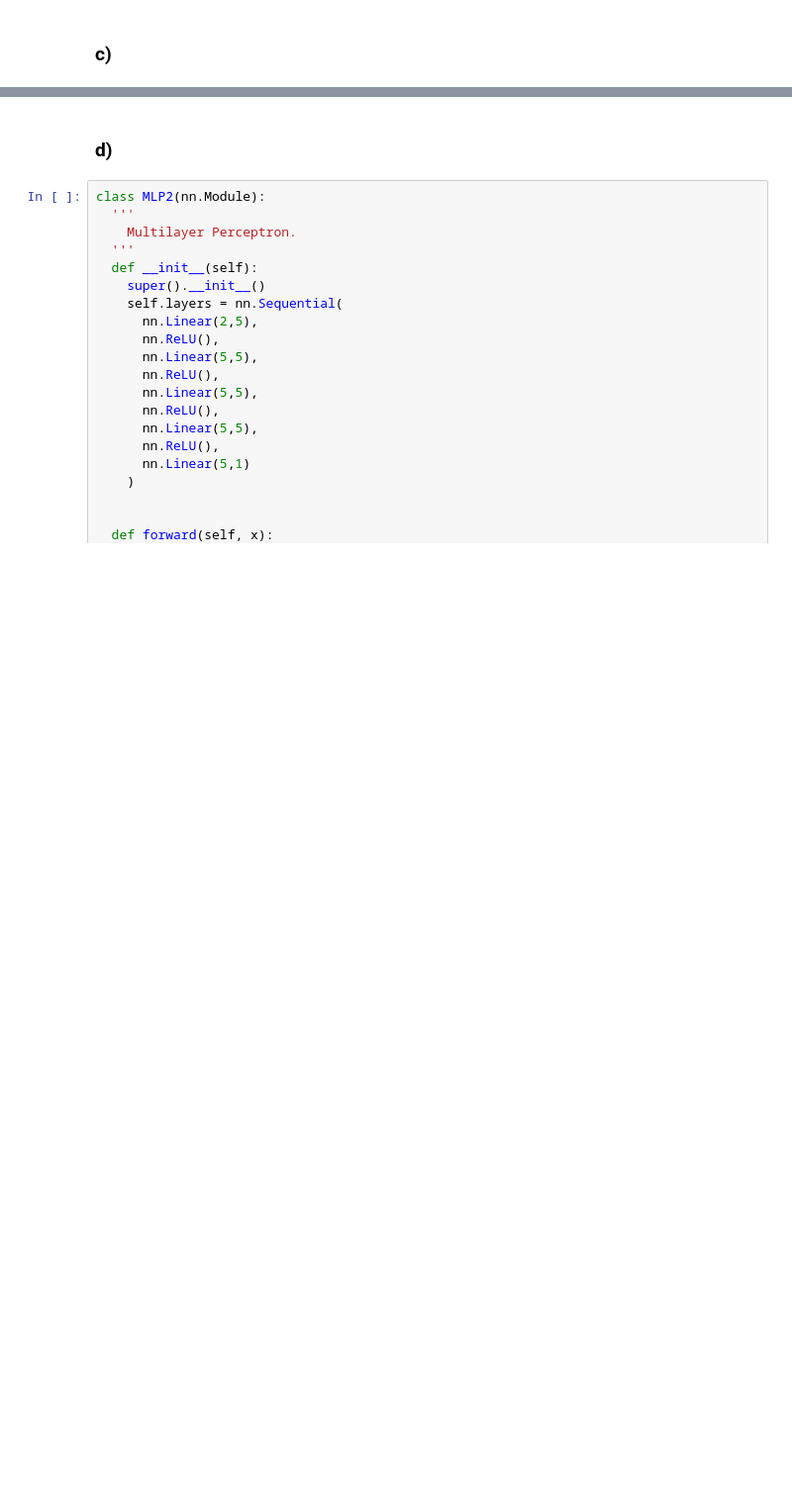
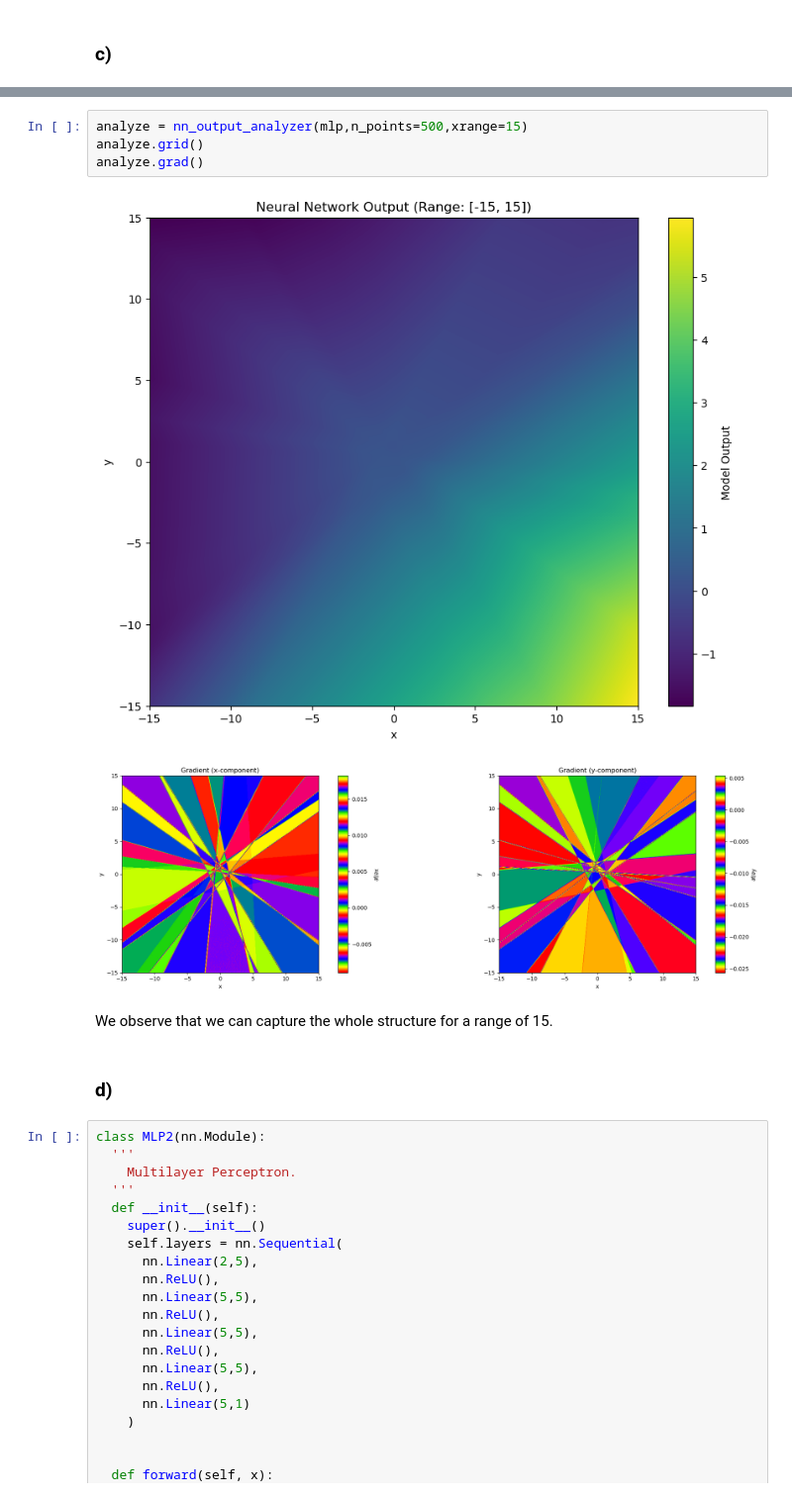
Before and after one commit to Sam-RvandV/mlph_w24, a Jupyter notebook: sheet05/sheet05_Elias.ipynb, the cells around one changed output, grey strips where cells are left out. Shown at 99% size. Saved outputs shown, nothing was run; the diff lists cells and outputs as text; blank space fills up the shorter version.

```diff
--- a/sheet05/sheet05_Elias.ipynb
+++ b/sheet05/sheet05_Elias.ipynb
@@ -369,3 +372,12 @@ analyze.grad()
+# %%
+analyze = nn_output_analyzer(mlp,n_points=500,xrange=15)
+analyze.grid()
+analyze.grad()
+# %% [output]
+[figure, added]
+[figure, added]
+# %% [markdown]
+We observe that we can capture the whole structure for a range of 15.
 # %% [markdown]
 ### d)
 # %%
```
Also changed, not shown: parts of 12 cells of this notebook.
